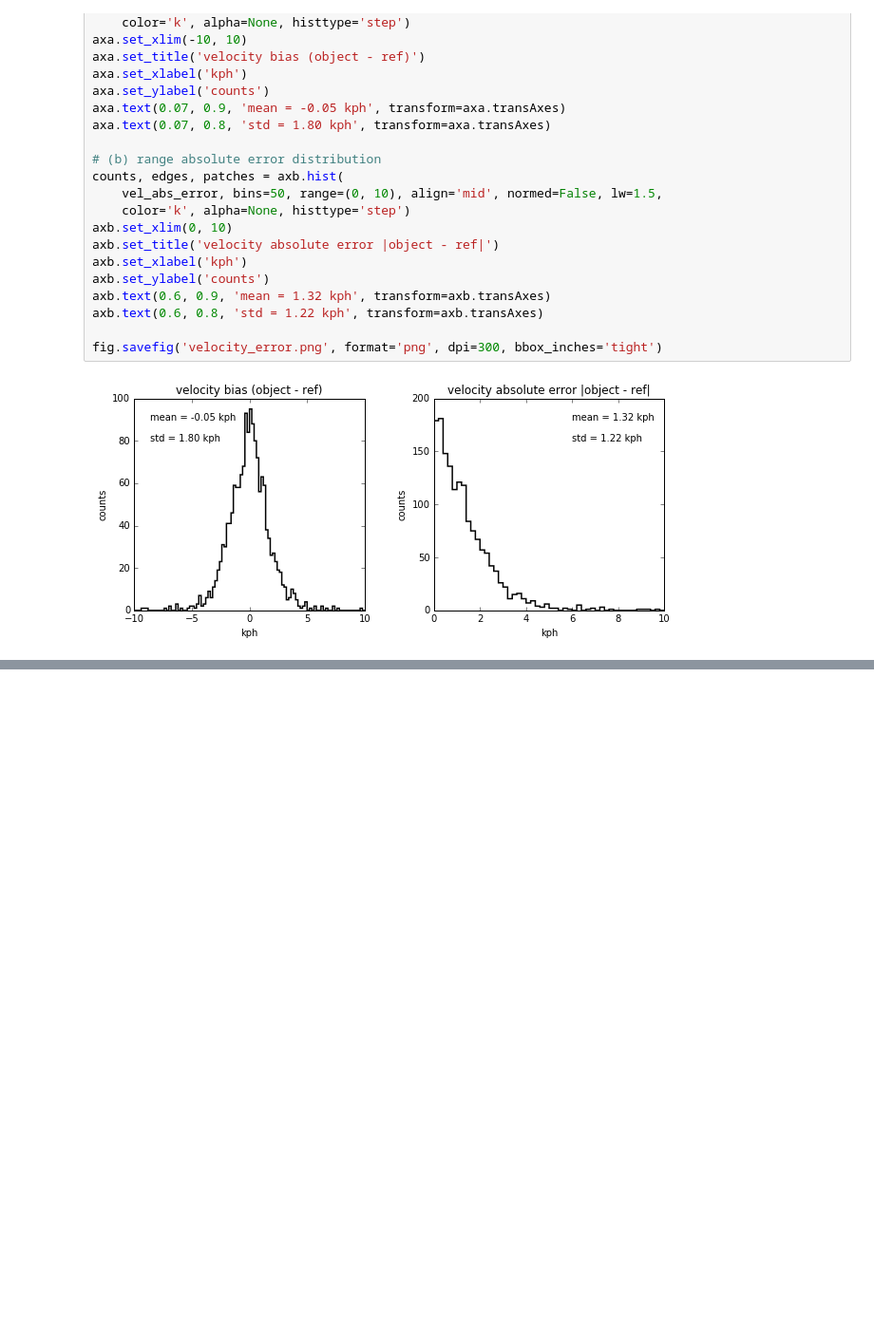
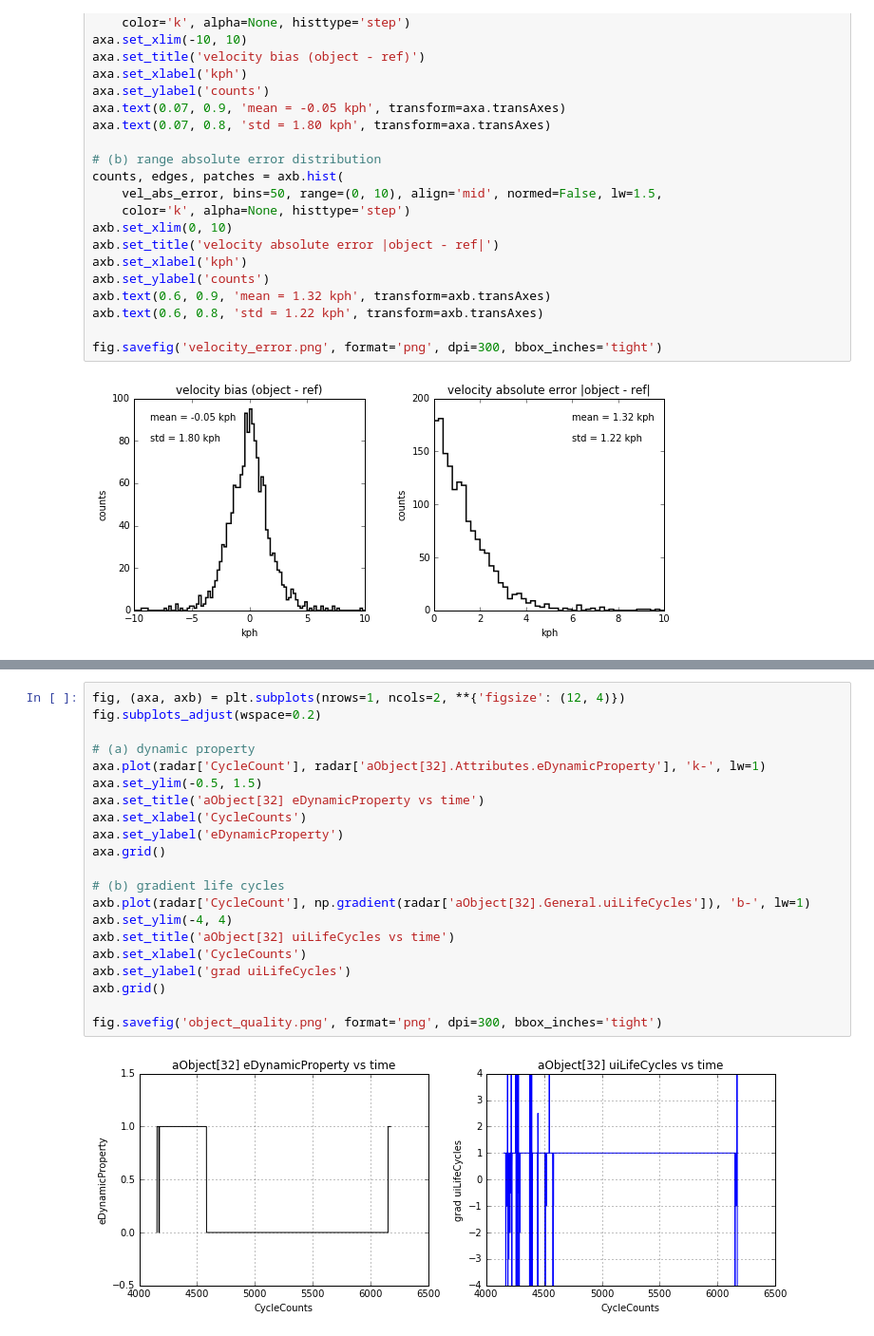
Before and after one commit to kirknorth/continental-sample, a Jupyter notebook: notebooks/Continental_Radar_Data_Sample.ipynb, the cells around one changed output, grey strips where cells are left out. Shown: that part at 95% size. Cells and saved outputs as stored; diff of their text form; blank space fills up the shorter version.

```diff
--- a/notebooks/Continental_Radar_Data_Sample.ipynb
+++ b/notebooks/Continental_Radar_Data_Sample.ipynb
@@ -155,0 +159,23 @@ fig.savefig('velocity_error.png', format='png', dpi=300, bbox_inches='tight')
+# %%
+fig, (axa, axb) = plt.subplots(nrows=1, ncols=2, **{'figsize': (12, 4)})
+fig.subplots_adjust(wspace=0.2)
+
+# (a) dynamic property
+axa.plot(radar['CycleCount'], radar['aObject[32].Attributes.eDynamicProperty'], 'k-', lw=1)
+axa.set_ylim(-0.5, 1.5)
+axa.set_title('aObject[32] eDynamicProperty vs time')
+axa.set_xlabel('CycleCounts')
+axa.set_ylabel('eDynamicProperty')
+axa.grid()
+
+# (b) gradient life cycles
+axb.plot(radar['CycleCount'], np.gradient(radar['aObject[32].General.uiLifeCycles']), 'b-', lw=1)
+axb.set_ylim(-4, 4)
+axb.set_title('aObject[32] uiLifeCycles vs time')
+axb.set_xlabel('CycleCounts')
+axb.set_ylabel('grad uiLifeCycles')
+axb.grid()
+
+fig.savefig('object_quality.png', format='png', dpi=300, bbox_inches='tight')
+# %% [output]
+[figure, added]
```
Also changed, not shown: parts of 3 cells of this notebook, 2 other files.
